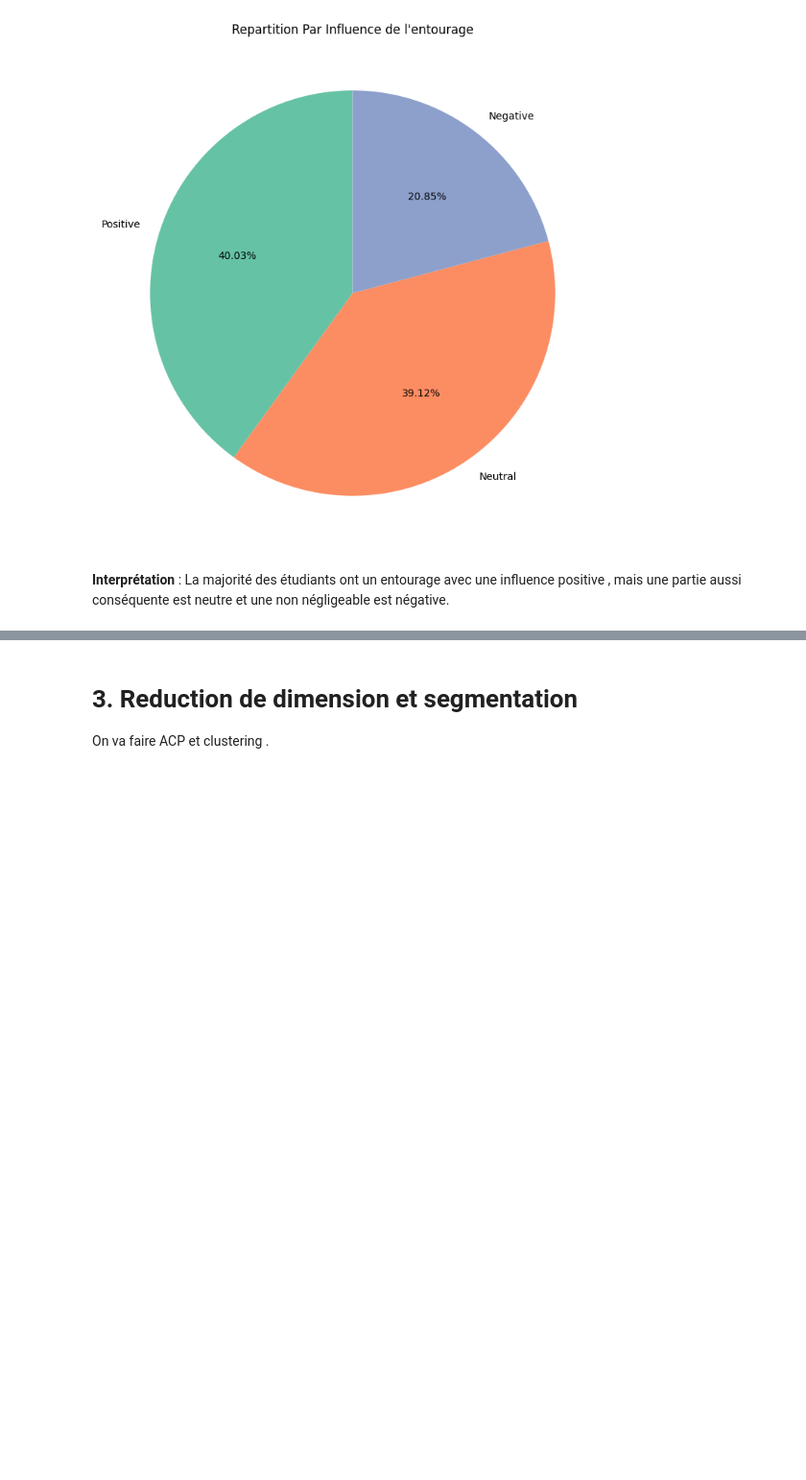
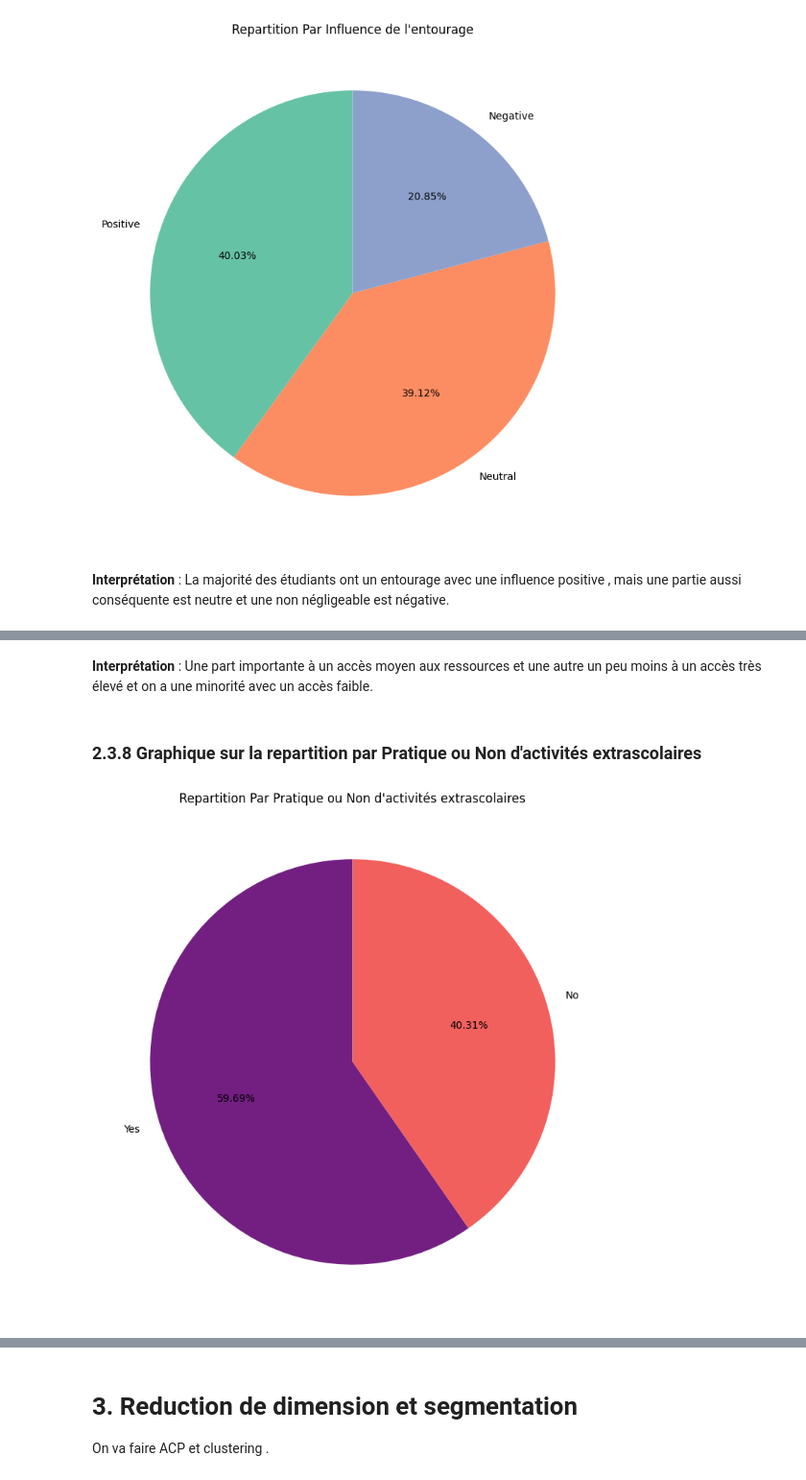
Before and after one commit to Harlequelrah/student_exam_performance_dataset_analysis, a Jupyter notebook: project/main.ipynb, the cells around one changed output, grey strips where cells are left out. Shown at 96% size. Cells and saved outputs as stored; diff of their text form; code cells hidden in the pictures; blank space fills up the shorter version.

```diff
--- a/project/main.ipynb
+++ b/project/main.ipynb
@@ -334,0 +358,13 @@ La majorité des étudiants ont un  entourage avec une influence positive , mais
+# %% [markdown]
+**Interprétation** :
+Une part importante à un accès moyen aux ressources et une autre un peu moins à un accès très élevé et on a une minorité avec un accès faible.
+# %% [markdown]
+### 2.3.8 Graphique sur la repartition par Pratique ou Non d'activités extrascolaires
+# %%
+get_pie_repartition_chart(
+    series=data["Extracurricular_Activities"],
+    title="Repartition Par Pratique ou Non d'activités extrascolaires",
+    palette="magma",
+)
+# %% [output]
+[figure, added]
```
Also changed, not shown: parts of 21 cells of this notebook.
